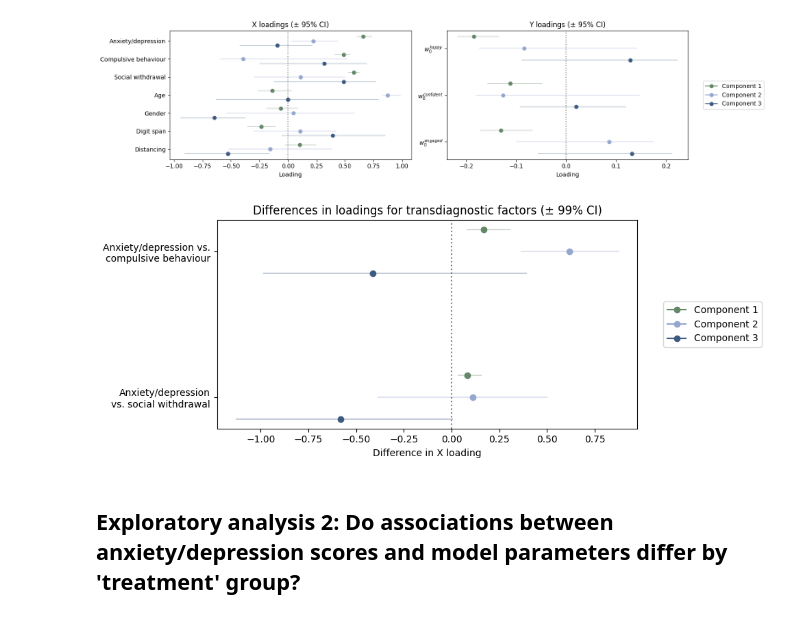
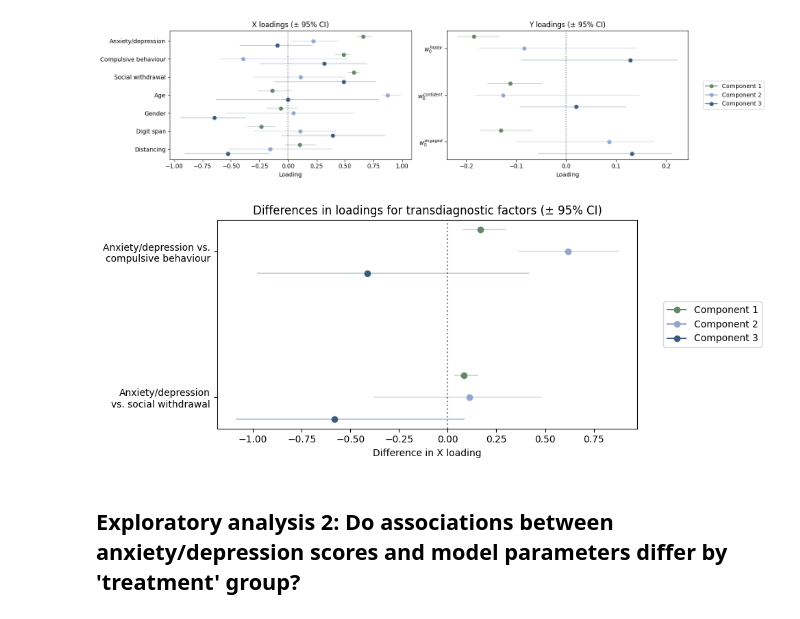
Before and after one commit to qdercon/pstpipeline, a Jupyter notebook: notebooks/affect_main_results.ipynb, the cells around one changed output. Drawn from its saved outputs; the diff is of its cells as text; code cells hidden in the pictures.

Commit message:
fixed seed

```diff
--- a/notebooks/affect_main_results.ipynb
+++ b/notebooks/affect_main_results.ipynb
@@ -1059,6 +1059,7 @@ def pls_bootstrap(X_data, y_data, ncomp=3, nboot=1000, seed=None):
     return load_boot
 
 def bca_ci(obs, stat, boot_samp, alpha=0.05):
+    # adapted from https://github.com/bashtage/arch/blob/main/arch/bootstrap/base.py
     q1, qu, n = stats.norm.ppf(alpha/2), stats.norm.ppf(1-alpha/2), len(obs[0])
     jk_idx = lambda i: [np.array(o)[np.r_[0:i, i+1:n]] for o in obs]
 
@@ -1102,11 +1103,11 @@ def ci_df(ci, obs, ncomp=3, var_type='X'):
     )
     return ci_df
 
-def pls_conf_int(X_data, y_data, ncomp=3, nboot=1000, alpha=0.05):
+def pls_conf_int(X_data, y_data, ncomp=3, nboot=1000, seed = None, alpha=0.05):
     nx, ny = X_data.shape[1], y_data.shape[1]
     load_obs = pls_regression(X_data, y_data, ncomp=ncomp)
-    load_boot = pls_bootstrap(X_data, y_data, ncomp=ncomp, nboot=nboot, seed=123)
-    lower_ci, upper_ci = bca_ci([X, y], pls_regression, load_boot, alpha=0.05)
+    load_boot = pls_bootstrap(X_data, y_data, ncomp=ncomp, nboot=nboot, seed=seed)
+    lower_ci, upper_ci = bca_ci([X, y], pls_regression, load_boot, alpha=alpha)
     x_ci, y_ci = np.zeros((nx, 3, 3)), np.zeros((ny, 3, 3))
     for j in range(3):
         for i in range(nx):
@@ -1117,7 +1118,7 @@ def pls_conf_int(X_data, y_data, ncomp=3, nboot=1000, alpha=0.05):
         ci_df(x_ci, X_data, ncomp=ncomp, var_type='X'), ci_df(y_ci, y_data, ncomp=ncomp, var_type='Y')], axis=0)
     return df
 
-pls_loading_df = pls_conf_int(X, y, ncomp=3, nboot=10000, alpha=0.05)
+pls_loading_df = pls_conf_int(X, y, ncomp=3, nboot=10000, seed=123, alpha=0.05)
 # %%
 pretty_x_labs = {
     'AD': 'Anxiety/depression',
@@ -1176,7 +1177,9 @@ def pls_ad_reg(X_data, y_data, ncomp=3):
     ad_diff_sw = pls.x_loadings_[0, :] - pls.x_loadings_[2, :]
     return ad_diff_cb, ad_diff_sw
 
-def pls_ad_boot(X_data, y_data, ncomp=3, nboot=1000):
+def pls_ad_boot(X_data, y_data, ncomp=3, nboot=1000, seed=None):
+    if seed is not None:
+        np.random.seed(seed)
     nobs = X_data.shape[0]
     ad_diff_boot = np.zeros((nboot, 2, ncomp))
     for i in range(nboot):
@@ -1196,10 +1199,10 @@ def ad_diff_ci_df(ci, var, ncomp=3):
     )
     return ci_df
 
-def ad_diff_conf_int(X_data, y_data, ncomp=3, nboot=1000, alpha=0.05):
+def ad_diff_conf_int(X_data, y_data, ncomp=3, nboot=1000, seed=None, alpha=0.05):
     ad_obs = pls_ad_reg(X_data, y_data, ncomp=ncomp)
-    ad_load_boot = pls_ad_boot(X_data, y_data, ncomp=ncomp, nboot=nboot)
-    ad_lower, ad_upper = bca_ci([X, y], pls_ad_reg, ad_load_boot, alpha=0.05)
+    ad_load_boot = pls_ad_boot(X_data, y_data, ncomp=ncomp, nboot=nboot, seed=seed)
+    ad_lower, ad_upper = bca_ci([X, y], pls_ad_reg, ad_load_boot, alpha=alpha)
     ad_ci = np.zeros((2, 3, 3))
     for j in range(3):
         ad_ci[0, j, 0], ad_ci[0, j, 1], ad_ci[0, j, 2] = ad_lower[0][j], ad_obs[0][j], ad_upper[0][j]
@@ -1210,7 +1213,7 @@ def ad_diff_conf_int(X_data, y_data, ncomp=3, nboot=1000, alpha=0.05):
         ], axis=0)
     return df
 
-ad_differences = ad_diff_conf_int(X, y, ncomp=3, nboot=10000, alpha=0.01)
+ad_differences = ad_diff_conf_int(X, y, ncomp=3, nboot=10000, seed=123, alpha=0.05)
 # %%
 nms = ['AD_CB_diff', 'AD_SW_diff']
 labs = [
@@ -1220,35 +1223,35 @@ labs = [
 
 fig = plt.figure(figsize=(10, 4), dpi=100)
 y_shift = [-0.15, 0, 0.15]
 for j in range(3):
     for k in range(2):
         # plot point for value
         plt.plot(
             ad_differences.query(
                 f'Component == {j+1} and Variable == "{nms[k]}"'
             )['Value'],
             [k+y_shift[j]], marker='o', color=dark_pal[j], label=f'Component {j+1}'
         )
         # plot line for CI
         plt.plot(
             ad_differences.query(
                 f'Component == {j+1} and Variable == "{nms[k]}"'
             )[['Lower CI', 'Upper CI']].T,
             [k+y_shift[j], k+y_shift[j]], color=dark_pal[j], alpha=0.3
         )
 plt.xlabel('Difference in X loading')
 plt.ylabel('')
 plt.yticks(range(2), labels = labs)
 plt.axvline(0, linestyle=':', color='k', alpha=0.5)
-plt.title('Differences in loadings for transdiagnostic factors (± 99% CI)')
+plt.title('Differences in loadings for transdiagnostic factors (± 95% CI)')
 plt.gca().invert_yaxis()
 handles, labels = plt.gca().get_legend_handles_labels()
 by_label = dict(zip(labels, handles))
 plt.legend(by_label.values(), by_label.keys(), bbox_to_anchor=(1.05, 0.5), loc='center left')
 
 plt.tight_layout()
 # %% [output]
-[figure, old version]
+[figure, new version]
 # %%
 # save files
 pls_loading_df.to_csv(pth_fct + "/pls_regression/pls_loading_df.csv")
```
Also changed, not shown: parts of 1 cell of this notebook.
